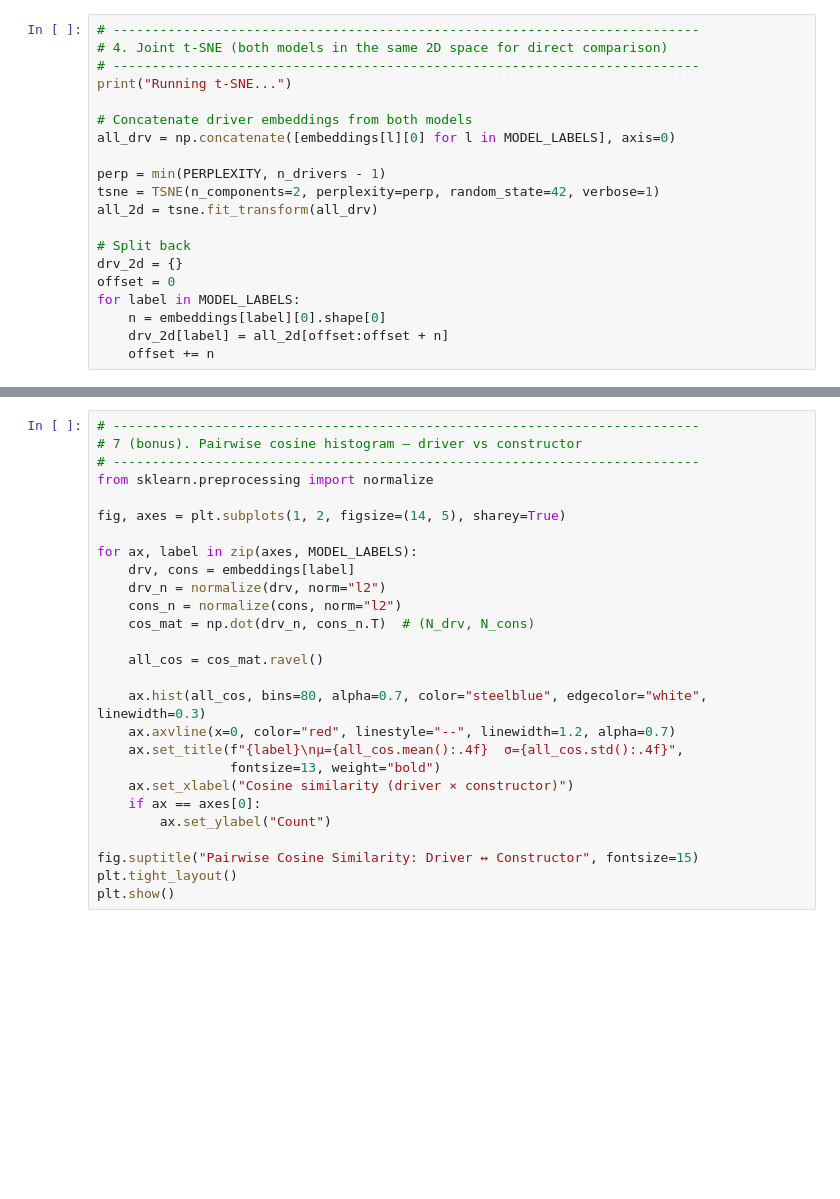
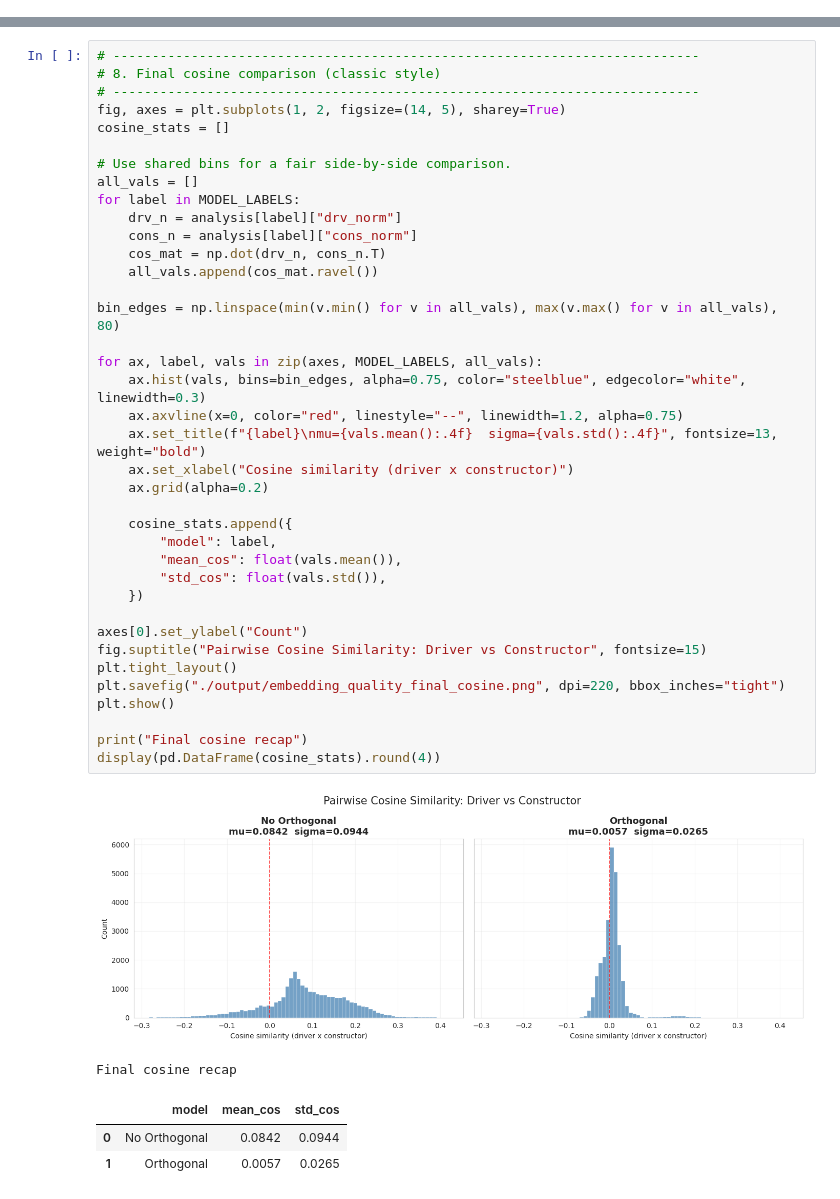
Before and after one commit to AntonioNvs/ortogonal-representation, a Jupyter notebook: notebooks/embedding_quality.ipynb, the cells around one changed output, grey strips where cells are left out. Cells and saved outputs as stored; diff of their text form; blank space fills up the shorter version.

Commit message:
refactor: enhance embedding quality notebook with detailed analysis and updated configurations

```diff
--- a/notebooks/embedding_quality.ipynb
+++ b/notebooks/embedding_quality.ipynb
@@ -115,20 +191,0 @@ for name, label in zip(MODEL_NAMES, MODEL_LABELS):
-# %%
-# ---------------------------------------------------------------------------
-# 4. Joint t-SNE (both models in the same 2D space for direct comparison)
-# ---------------------------------------------------------------------------
-print("Running t-SNE...")
-
-# Concatenate driver embeddings from both models
-all_drv = np.concatenate([embeddings[l][0] for l in MODEL_LABELS], axis=0)
-
-perp = min(PERPLEXITY, n_drivers - 1)
-tsne = TSNE(n_components=2, perplexity=perp, random_state=42, verbose=1)
-all_2d = tsne.fit_transform(all_drv)
-
-# Split back
-drv_2d = {}
-offset = 0
-for label in MODEL_LABELS:
-    n = embeddings[label][0].shape[0]
-    drv_2d[label] = all_2d[offset:offset + n]
-    offset += n
@@ -213,27 +551,44 @@ plt.show()
 # %%
 # ---------------------------------------------------------------------------
-# 7 (bonus). Pairwise cosine histogram — driver vs constructor
+# 8. Final cosine comparison (classic style)
 # ---------------------------------------------------------------------------
-from sklearn.preprocessing import normalize
+fig, axes = plt.subplots(1, 2, figsize=(14, 5), sharey=True)
+cosine_stats = []
 
-fig, axes = plt.subplots(1, 2, figsize=(14, 5), sharey=True)
+# Use shared bins for a fair side-by-side comparison.
+all_vals = []
+for label in MODEL_LABELS:
+    drv_n = analysis[label]["drv_norm"]
+    cons_n = analysis[label]["cons_norm"]
+    cos_mat = np.dot(drv_n, cons_n.T)
+    all_vals.append(cos_mat.ravel())
 
-for ax, label in zip(axes, MODEL_LABELS):
-    drv, cons = embeddings[label]
-    drv_n = normalize(drv, norm="l2")
-    cons_n = normalize(cons, norm="l2")
-    cos_mat = np.dot(drv_n, cons_n.T)  # (N_drv, N_cons)
+bin_edges = np.linspace(min(v.min() for v in all_vals), max(v.max() for v in all_vals), 80)
 
-    all_cos = cos_mat.ravel()
+for ax, label, vals in zip(axes, MODEL_LABELS, all_vals):
+    ax.hist(vals, bins=bin_edges, alpha=0.75, color="steelblue", edgecolor="white", linewidth=0.3)
+    ax.axvline(x=0, color="red", linestyle="--", linewidth=1.2, alpha=0.75)
+    ax.set_title(f"{label}\nmu={vals.mean():.4f}  sigma={vals.std():.4f}", fontsize=13, weight="bold")
+    ax.set_xlabel("Cosine similarity (driver x constructor)")
+    ax.grid(alpha=0.2)
 
-    ax.hist(all_cos, bins=80, alpha=0.7, color="steelblue", edgecolor="white", linewidth=0.3)
-    ax.axvline(x=0, color="red", linestyle="--", linewidth=1.2, alpha=0.7)
-    ax.set_title(f"{label}\nμ={all_cos.mean():.4f}  σ={all_cos.std():.4f}",
-                 fontsize=13, weight="bold")
-    ax.set_xlabel("Cosine similarity (driver × constructor)")
-    if ax == axes[0]:
-        ax.set_ylabel("Count")
+    cosine_stats.append({
+        "model": label,
+        "mean_cos": float(vals.mean()),
+        "std_cos": float(vals.std()),
+    })
 
-fig.suptitle("Pairwise Cosine Similarity: Driver ↔ Constructor", fontsize=15)
+axes[0].set_ylabel("Count")
+fig.suptitle("Pairwise Cosine Similarity: Driver vs Constructor", fontsize=15)
 plt.tight_layout()
+plt.savefig("./output/embedding_quality_final_cosine.png", dpi=220, bbox_inches="tight")
 plt.show()
+
+print("Final cosine recap")
+display(pd.DataFrame(cosine_stats).round(4))
+# %% [output]
+[figure, added]
+Final cosine recap
+|  | model | mean_cos | std_cos |
+| 0 | No Orthogonal | 0.0842 | 0.0944 |
+| 1 | Orthogonal | 0.0057 | 0.0265 |
```
Also changed, not shown: parts of 15 cells of this notebook, 11 other files.
